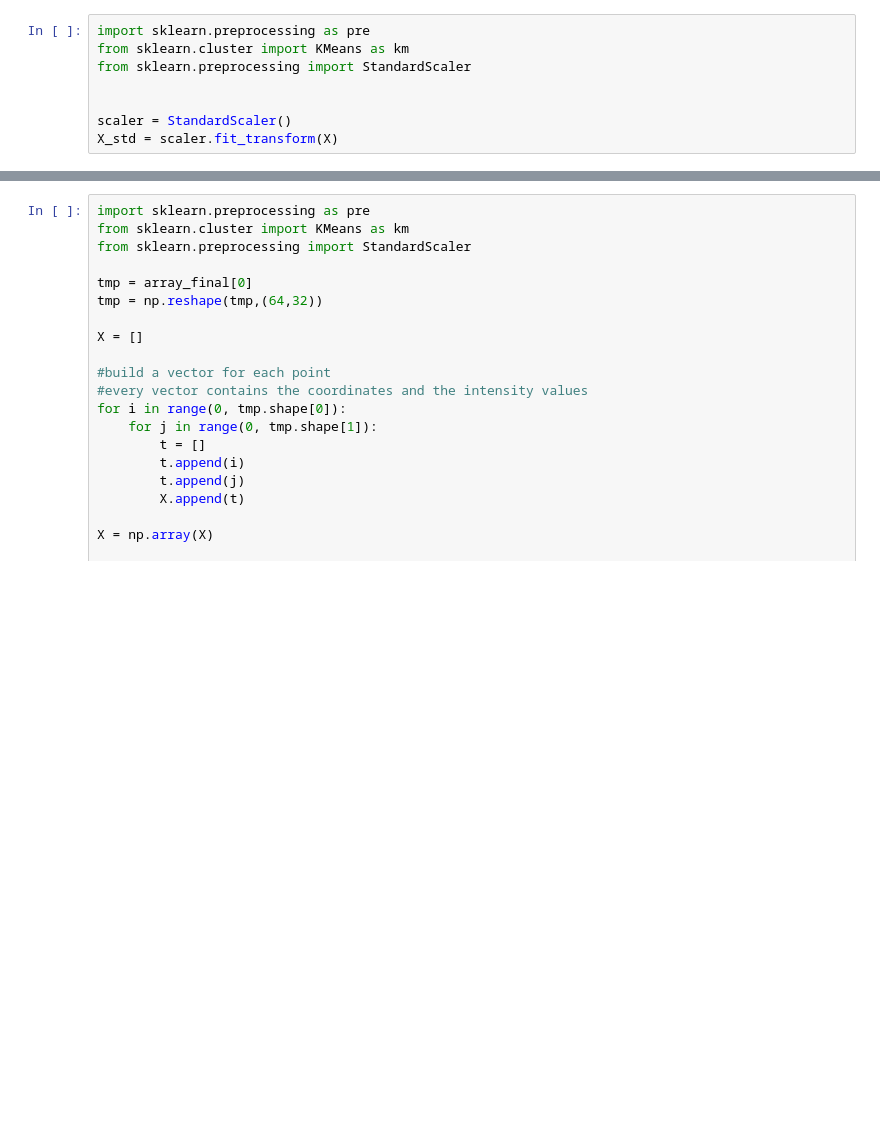
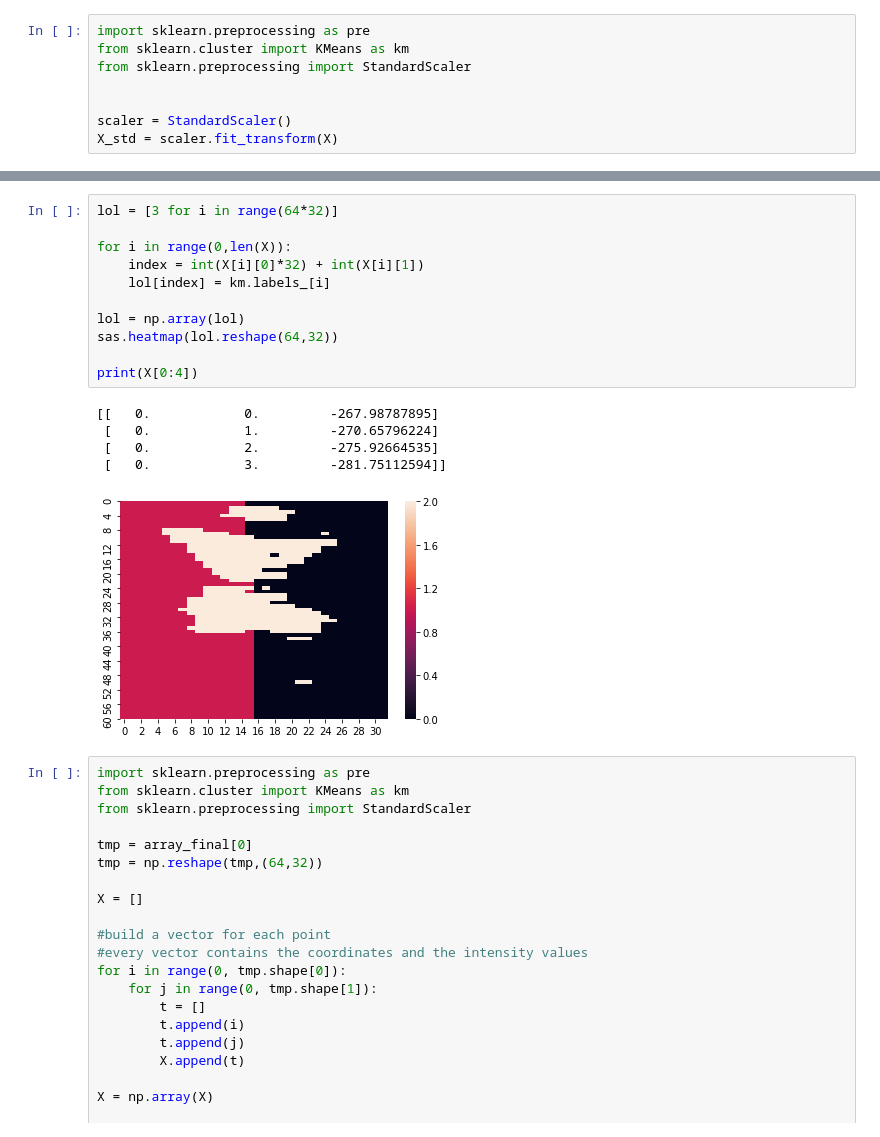
Before and after one commit to CrostaBot/PostureRecognition, a Jupyter notebook: PCA.ipynb, the cells around one changed output, grey strips where cells are left out. Saved outputs shown, nothing was run; the diff lists cells and outputs as text; blank space fills up the shorter version.

```diff
--- a/PCA.ipynb
+++ b/PCA.ipynb
@@ -167,3 +173,20 @@ plt.scatter(o[:,1], o[:,0],
+# %%
+lol = [3 for i in range(64*32)]
+
+for i in range(0,len(X)):
+    index = int(X[i][0]*32) + int(X[i][1])
+    lol[index] = km.labels_[i]
+
+lol = np.array(lol)
+sas.heatmap(lol.reshape(64,32))
+
+print(X[0:4])
+# %% [output]
+[[   0.            0.         -267.98787895]
+ [   0.            1.         -270.65796224]
+ [   0.            2.         -275.92664535]
+ [   0.            3.         -281.75112594]]
+[figure, added]
 # %%
 import sklearn.preprocessing as pre
 from sklearn.cluster import KMeans as km
```
Also changed, not shown: parts of 6 cells of this notebook.
